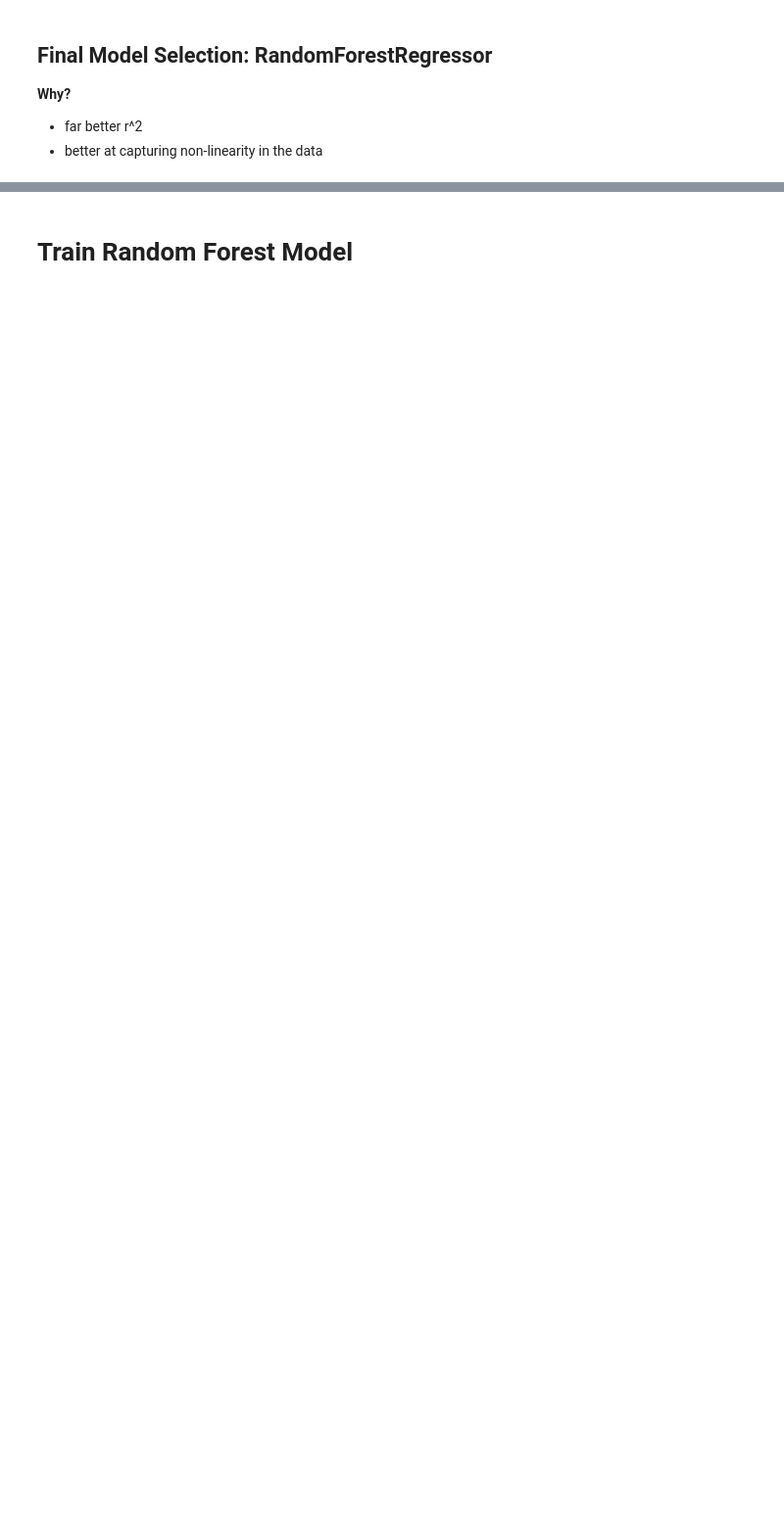
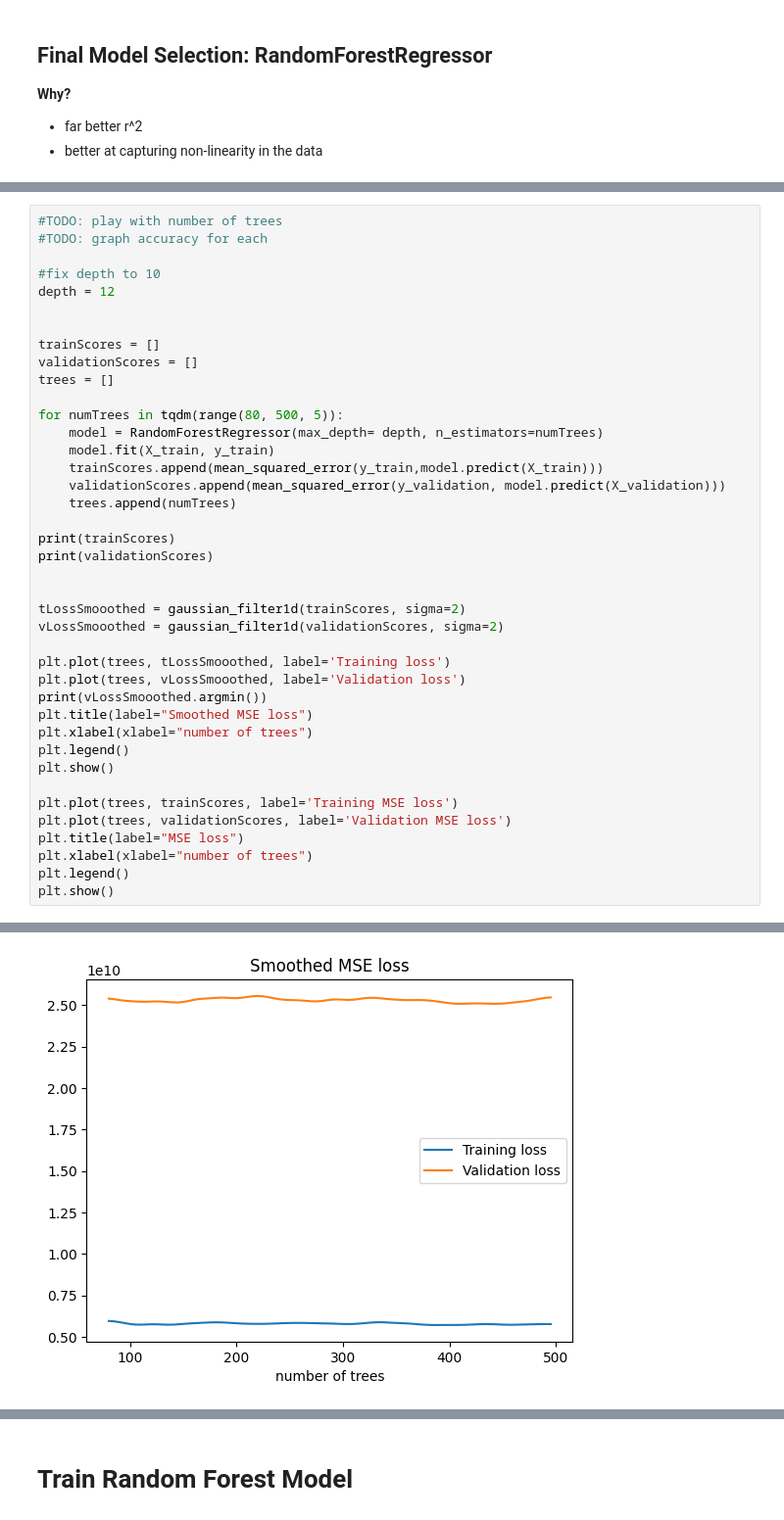
Before and after one commit to ChrisPerezLebron/CMSC320Project, a Jupyter notebook: main.ipynb, the cells around one changed output, grey strips where cells are left out. Shown at 98% size. Cells and saved outputs as stored; diff of their text form; blank space fills up the shorter version.

```diff
--- a/main.ipynb
+++ b/main.ipynb
@@ -902,0 +941,41 @@ Linear Regressor of degree 8 R^2 Val: 0.32893700660070435
+# %%
+#TODO: play with number of trees
+#TODO: graph accuracy for each
+
+#fix depth to 10
+depth = 12
+
+
+trainScores = []
+validationScores = []
+trees = []
+
+for numTrees in tqdm(range(80, 500, 5)):
+    model = RandomForestRegressor(max_depth= depth, n_estimators=numTrees)
+    model.fit(X_train, y_train)
+    trainScores.append(mean_squared_error(y_train,model.predict(X_train)))
+    validationScores.append(mean_squared_error(y_validation, model.predict(X_validation)))
+    trees.append(numTrees)
+
+print(trainScores)
+print(validationScores)
+
+
+tLossSmooothed = gaussian_filter1d(trainScores, sigma=2)
+vLossSmooothed = gaussian_filter1d(validationScores, sigma=2)
+
+plt.plot(trees, tLossSmooothed, label='Training loss')
+plt.plot(trees, vLossSmooothed, label='Validation loss')
+print(vLossSmooothed.argmin())
+plt.title(label="Smoothed MSE loss")
+plt.xlabel(xlabel="number of trees")
+plt.legend()
+plt.show()
+
+plt.plot(trees, trainScores, label='Training MSE loss')
+plt.plot(trees, validationScores, label='Validation MSE loss')
+plt.title(label="MSE loss")
+plt.xlabel(xlabel="number of trees")
+plt.legend()
+plt.show()
+# %% [output]
@@ -902,0 +985 @@ Linear Regressor of degree 8 R^2 Val: 0.32893700660070435
+[figure, added]
```
Also changed, not shown: parts of 11 cells of this notebook.
